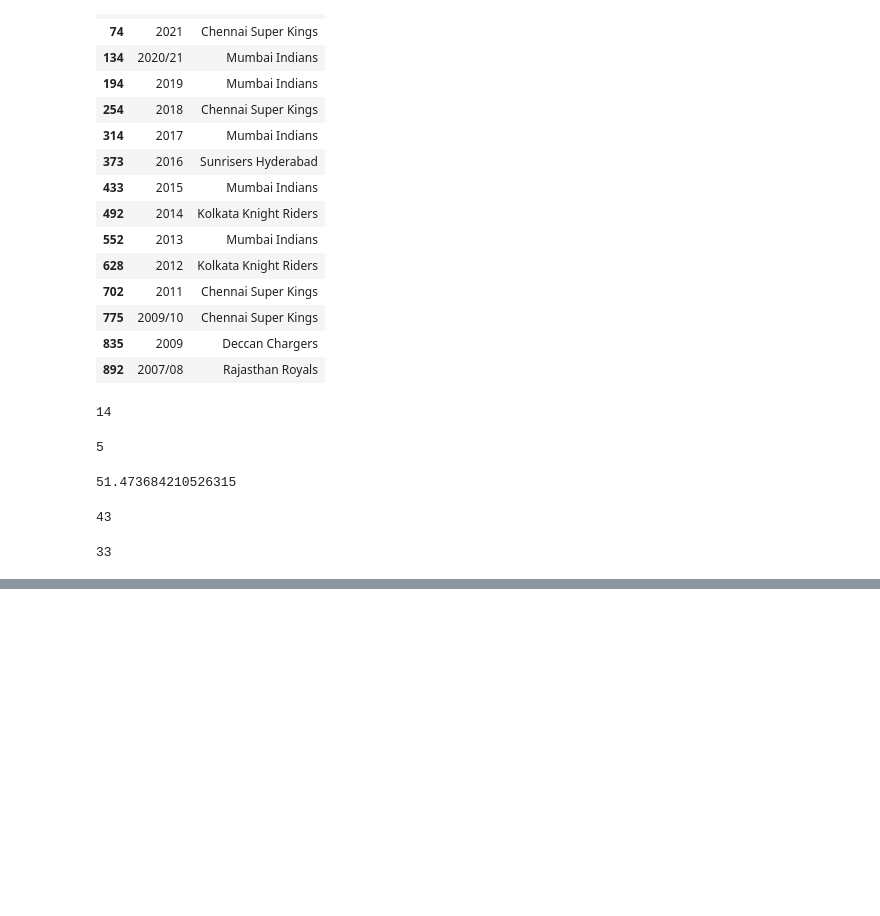
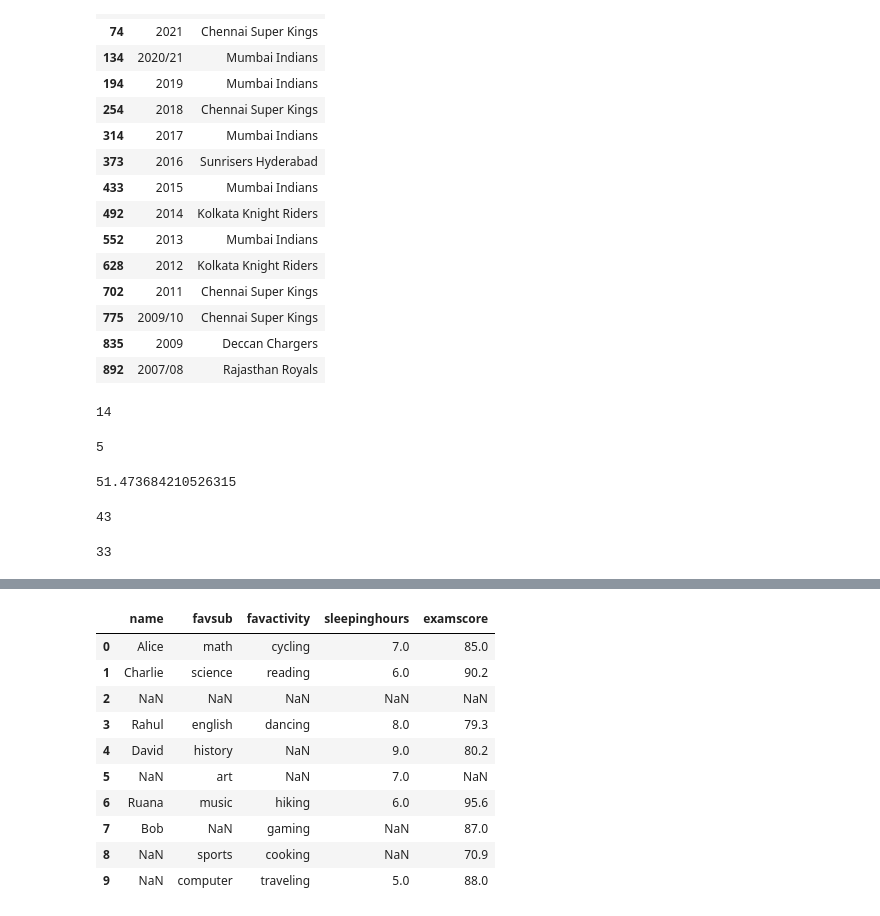
Before and after one commit to OutlierAashi-labs/Pandas_learnning_Journey, a Jupyter notebook: PANDAS_Notebook2.ipynb, the cells around one changed output, grey strips where cells are left out. Drawn from its saved outputs; the diff is of its cells as text; code cells hidden in the pictures; blank space fills up the shorter version.

```diff
--- a/PANDAS_Notebook2.ipynb
+++ b/PANDAS_Notebook2.ipynb
@@ -516,0 +660,27 @@ movies[mask1 & mask2].shape[0]
+# %%
+classmate_dict = {
+
+}
+
+classmate = pd.DataFrame(
+    {
+         'name': ['Alice', 'Charlie', None, 'Rahul','David', None,'Ruana', 'Bob',None,None],
+         'favsub': ['math', 'science',None, 'english', 'history', 'art', 'music', None,'sports', 'computer'],
+         'favactivity': ['cycling', 'reading', None, 'dancing', None, None, 'hiking', 'gaming', 'cooking', 'traveling'],
+         'sleepinghours': [7, 6, None, 8, 9, 7, 6, None, None,5],
+         'examscore': [85, 90.2, None, 79.3, 80.2, None, 95.6, 87, 70.9, 88]
+    }
+)
+classmate
+# %% [output]
+|  | name | favsub | favactivity | sleepinghours | examscore |
+| 0 | Alice | math | cycling | 7.0 | 85.0 |
+| 1 | Charlie | science | reading | 6.0 | 90.2 |
+| 2 | NaN | NaN | NaN | NaN | NaN |
+| 3 | Rahul | english | dancing | 8.0 | 79.3 |
+| 4 | David | history | NaN | 9.0 | 80.2 |
+| 5 | NaN | art | NaN | 7.0 | NaN |
+| 6 | Ruana | music | hiking | 6.0 | 95.6 |
+| 7 | Bob | NaN | gaming | NaN | 87.0 |
+| 8 | NaN | sports | cooking | NaN | 70.9 |
+| 9 | NaN | computer | traveling | 5.0 | 88.0 |
```
Also changed, not shown: parts of 14 cells of this notebook.
